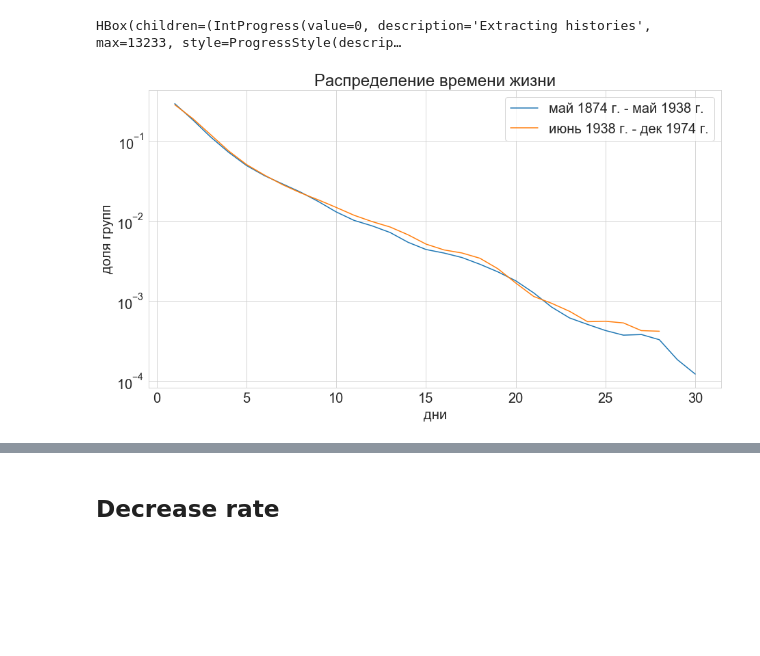
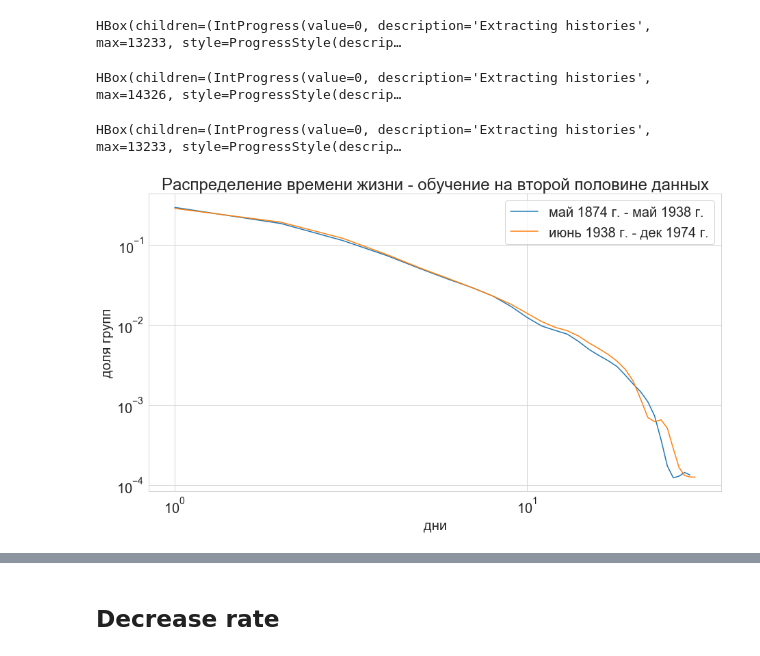
Before and after one commit to isadrtdinov/Solar-Activity, a Jupyter notebook: experiments.ipynb, the cells around one changed output, grey strips where cells are left out. Saved outputs shown, nothing was run; the diff lists cells and outputs as text; code cells hidden in the pictures; blank space fills up the shorter version.

Commit message:
add time split experiments

```diff
--- a/experiments.ipynb
+++ b/experiments.ipynb
@@ -517,28 +519,34 @@ new_histories, new_left_mask, new_right_mask = seq_gen.transform(new_data, filte
 # %% [output]
 HBox(children=(IntProgress(value=0, description='Extracting histories', max=14326, style=ProgressStyle(descrip…
 HBox(children=(IntProgress(value=0, description='Extracting histories', max=13233, style=ProgressStyle(descrip…
+# %%
+old_train = seq_gen.transform(old_data)
+new_train = seq_gen.transform(new_data)
+# %% [output]
+HBox(children=(IntProgress(value=0, description='Extracting histories', max=14326, style=ProgressStyle(descrip…
+HBox(children=(IntProgress(value=0, description='Extracting histories', max=13233, style=ProgressStyle(descrip…
 # %%
 plt.figure(figsize=(15, 8))
 
-lifetimes = lifetime_distr(old_histories, histories_filtered, old_left_mask, old_right_mask,
+lifetimes = lifetime_distr(old_histories, new_train, old_left_mask, old_right_mask,
                            max_dim=3, n_neighbors=1)
 dates = np.arange(1, lifetimes.size + 1)
 lifetimes = np.exp(gaussian_filter1d(np.log(lifetimes), 1))
 sns.lineplot(dates, lifetimes, label='май 1874 г. - май 1938 г.')
 
-lifetimes = lifetime_distr(new_histories, histories_filtered, new_left_mask, new_right_mask,
+lifetimes = lifetime_distr(new_histories, new_train, new_left_mask, new_right_mask,
                            max_dim=3, n_neighbors=1)
 dates = np.arange(1, lifetimes.size + 1)
 lifetimes = np.exp(gaussian_filter1d(np.log(lifetimes), 1))
 sns.lineplot(dates, lifetimes, label='июнь 1938 г. - дек 1974 г.')
 
-#plt.xscale('log')
+plt.xscale('log')
 plt.yscale('log')
 plt.xlabel('дни')
 plt.ylabel('доля групп')
 plt.legend()
-plt.title('Распределение времени жизни')
-#plt.savefig('images/lifetime (init & algo, log x)')
+plt.title('Распределение времени жизни - обучение на второй половине данных')
+plt.savefig('images/time_split/lifetime (train new, log x)')
 plt.show()
 # %% [output]
-[figure, old version]
+[figure, new version]
```
Also changed, not shown: parts of 7 cells of this notebook, 12 other files.
